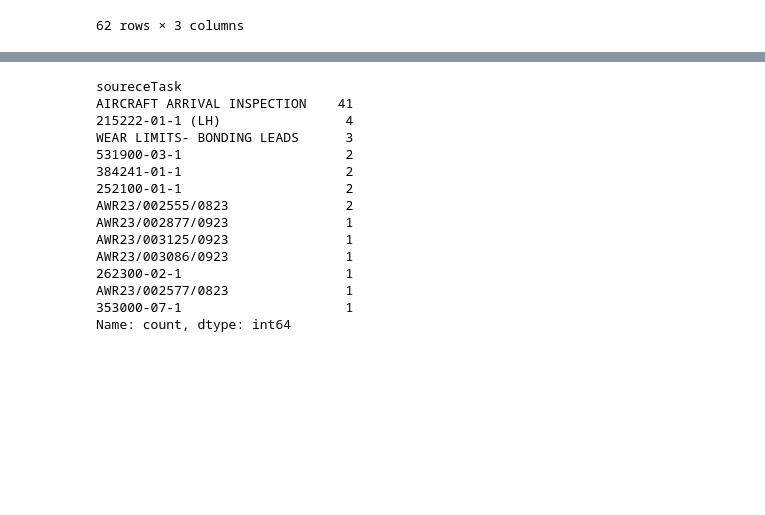
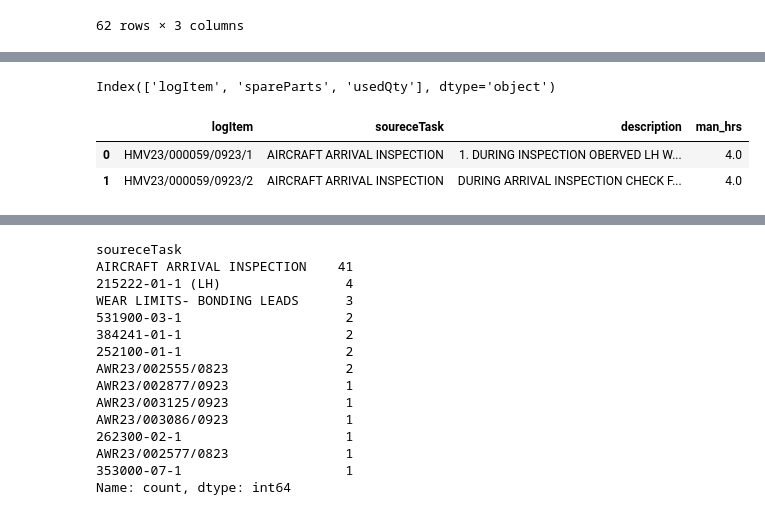
Before and after one commit to ranjithnrjk/gmr, a Jupyter notebook: flight_maintenance.ipynb, the cells around one changed output, grey strips where cells are left out. Cells and saved outputs as stored; diff of their text form; code cells hidden in the pictures; blank space fills up the shorter version.

```diff
--- a/flight_maintenance.ipynb
+++ b/flight_maintenance.ipynb
@@ -1117,8 +1200,18 @@ df_spare_parts
+# %%
+df_spare_parts.columns
+# %% [output]
+Index(['logItem', 'spareParts', 'usedQty'], dtype='object')
 # %%
 task.rename(columns={'Log Item #': 'logItem',
                      'Source Task/Discrep. #':'soureceTask',
                      'Description': 'description',
                      'Actual Man Hrs.': 'man_hrs'}, inplace=True)
+# %%
+task.head(2)
+# %% [output]
+|  | logItem | soureceTask | description | man_hrs |
+| 0 | HMV23/000059/0923/1 | AIRCRAFT ARRIVAL INSPECTION | 1. DURING INSPECTION OBERVED LH W... | 4.0 |
+| 1 | HMV23/000059/0923/2 | AIRCRAFT ARRIVAL INSPECTION | DURING ARRIVAL INSPECTION CHECK F... | 4.0 |
 # %%
 df_spare_parts = pd.merge(task, df_spare_parts, on='logItem', how='inner')
 df_spare_parts.head(2)
```
Also changed, not shown: parts of 24 cells of this notebook, 4 other files.
